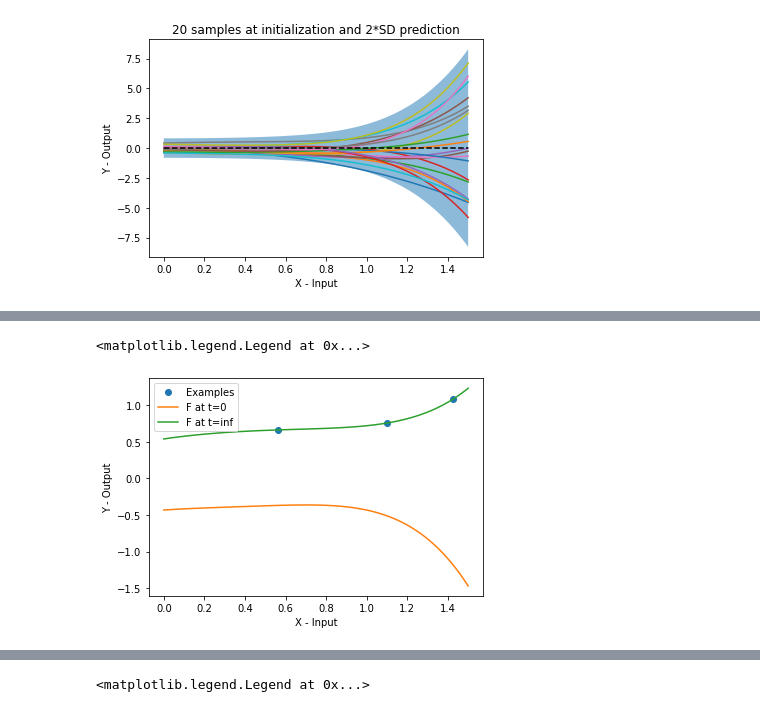
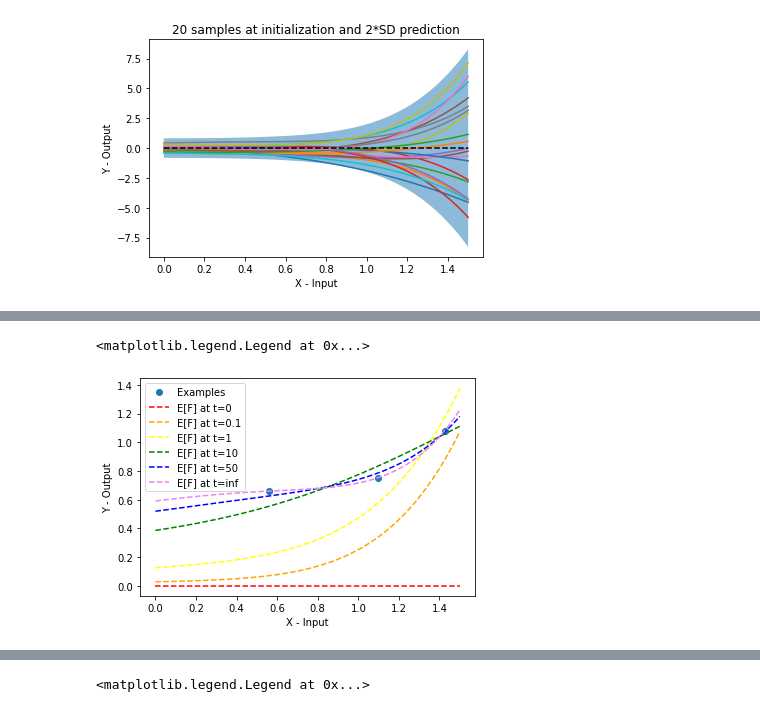
Before and after one commit to mcnica89/DNNs, a Jupyter notebook: Feature_Regression_Example.ipynb, the cells around one changed output, grey strips where cells are left out. Saved outputs shown, nothing was run; the diff lists cells and outputs as text; code cells hidden in the pictures.

```diff
--- a/Feature_Regression_Example.ipynb
+++ b/Feature_Regression_Example.ipynb
@@ -70,24 +108,35 @@ Text(0.5, 1.0, '20 samples at initialization and 2*SD prediction')
 # %%
-Theta_0 = np.random.randn(N_par)
 F_X_test_0 = 1/np.sqrt(N_par)*Theta_0 @ Phi_X_test
 Phi_X_ex = phi(X_ex)
 F_X_ex_0 = 1/np.sqrt(N_par)*Theta_0 @ Phi_X_ex
+
+
+plt.plot(X_ex,Y_ex,marker='o',linestyle='None',label="Examples")
 
 #Kernel applied to the examples
 K_Xex_Xex = 1/N_par * Phi_X_ex.T @ Phi_X_ex
 K_inv = np.linalg.inv(K_Xex_Xex)
 K_Xtest_Xex = 1/N_par * Phi_X_test.T @ Phi_X_ex
 
-F_X_test_inf = F_X_test_0 + K_Xtest_Xex @ K_inv @ (Y_ex - F_X_ex_0)
+Id_Nex = np.eye(N_ex,N_ex)
 
-plt.plot(X_ex,Y_ex,marker='o',linestyle='None',label="Examples")
-plt.plot(X_test,F_X_test_0,marker='',linestyle='-',label="F at t=0")
-plt.plot(X_test,F_X_test_inf,marker='',linestyle='-',label="F at t=inf")
+colors = ['red','orange','yellow','green','blue', 'indigo', 'violet']
+
+for i,t in enumerate([0, 0.1, 1, 10, 50]):
+  exp_minustK = la.expm(-t*K_Xex_Xex)
+  #F_X_test_t = F_X_test_0 - K_Xtest_Xex @ K_inv @ (exp_minustK - Id_Nex) @ (Y_ex - F_X_ex_0)
+  EF_X_test_t = - K_Xtest_Xex @ K_inv @ (exp_minustK - Id_Nex) @ (Y_ex)
+  #plt.plot(X_test,F_X_test_t,marker='',linestyle='-',label=f"F at t={t}",color=colors[i])
+  plt.plot(X_test,EF_X_test_t,marker='',linestyle='--',label=f"E[F] at t={t}",color=colors[i])
+
+
+EF_X_test_inf = K_Xtest_Xex @ K_inv @ (Y_ex)
+plt.plot(X_test,EF_X_test_inf,marker='',linestyle='--',label="E[F] at t=inf",color=colors[-1])
 
 
 plt.xlabel("X - Input")
 plt.ylabel("Y - Output")
 plt.legend()
 # %% [output]
 <matplotlib.legend.Legend at 0x...>
-[figure, old version]
+[figure, new version]
```
Also changed, not shown: parts of 9 cells of this notebook.
